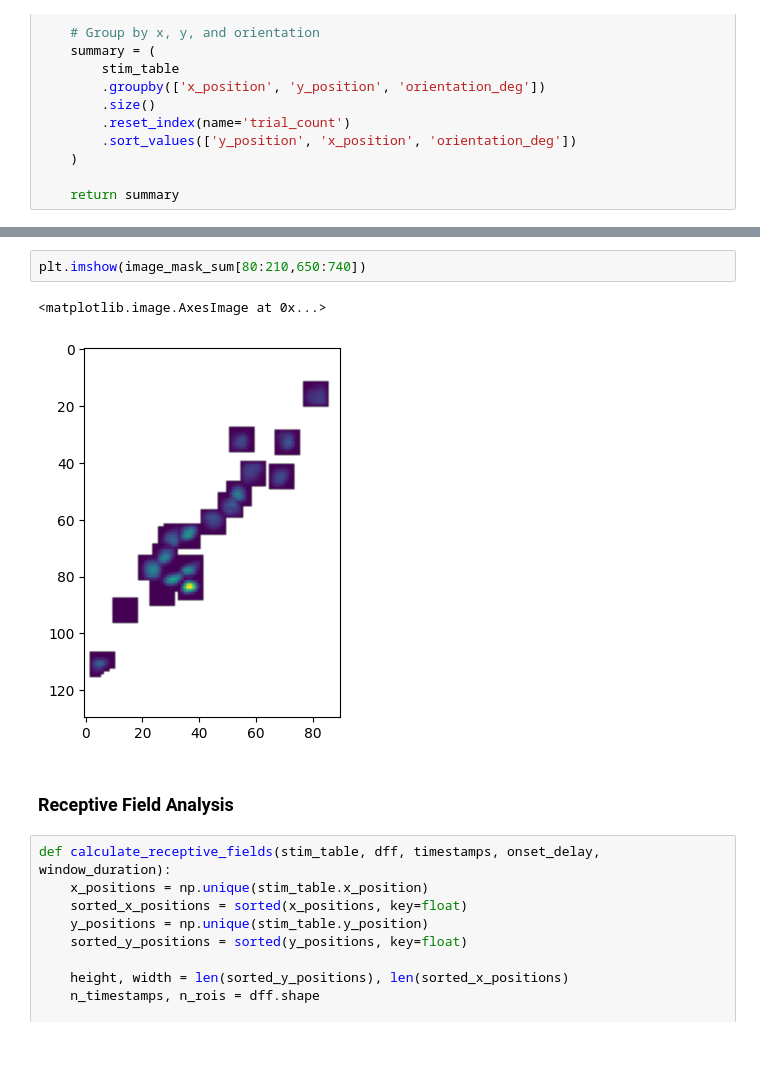
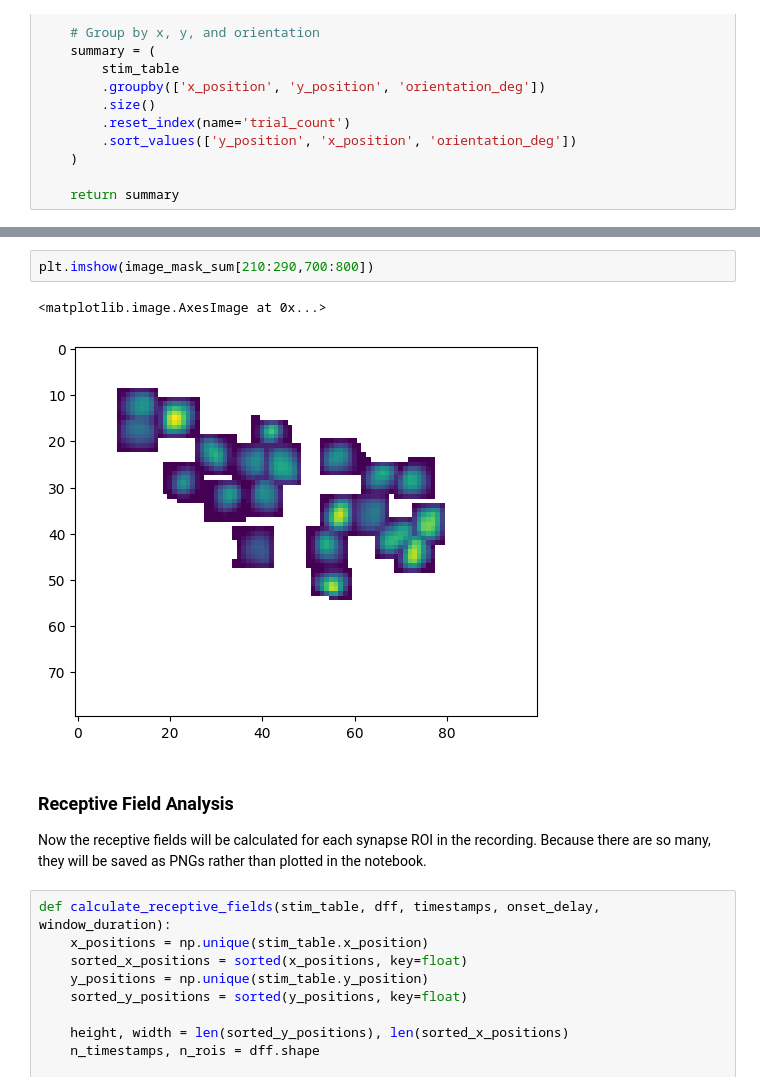
Before and after one commit to AllenNeuralDynamics/openscope-community-predictive-processing, a Jupyter notebook: docs/notebooks/pilot_analysis_rfs.ipynb, the cells around one changed output, grey strips where cells are left out. Saved outputs shown, nothing was run; the diff lists cells and outputs as text; blank space fills up the shorter version.

```diff
--- a/docs/notebooks/pilot_analysis_rfs.ipynb
+++ b/docs/notebooks/pilot_analysis_rfs.ipynb
@@ -186,10 +206,11 @@ plt.imshow(image_mask_sum)
 # %%
-plt.imshow(image_mask_sum[80:210,650:740])
+plt.imshow(image_mask_sum[210:290,700:800])
 # %% [output]
 <matplotlib.image.AxesImage at 0x...>
-[figure, old version]
+[figure, new version]
 # %% [markdown]
 ### Receptive Field Analysis
+Now the receptive fields will be calculated for each synapse ROI in the recording. Because there are so many, they will be saved as PNGs rather than plotted in the notebook.
 # %%
 def calculate_receptive_fields(stim_table, dff, timestamps, onset_delay, window_duration):
     x_positions = np.unique(stim_table.x_position)
```
Also changed, not shown: parts of 19 cells of this notebook, 2 other files.
